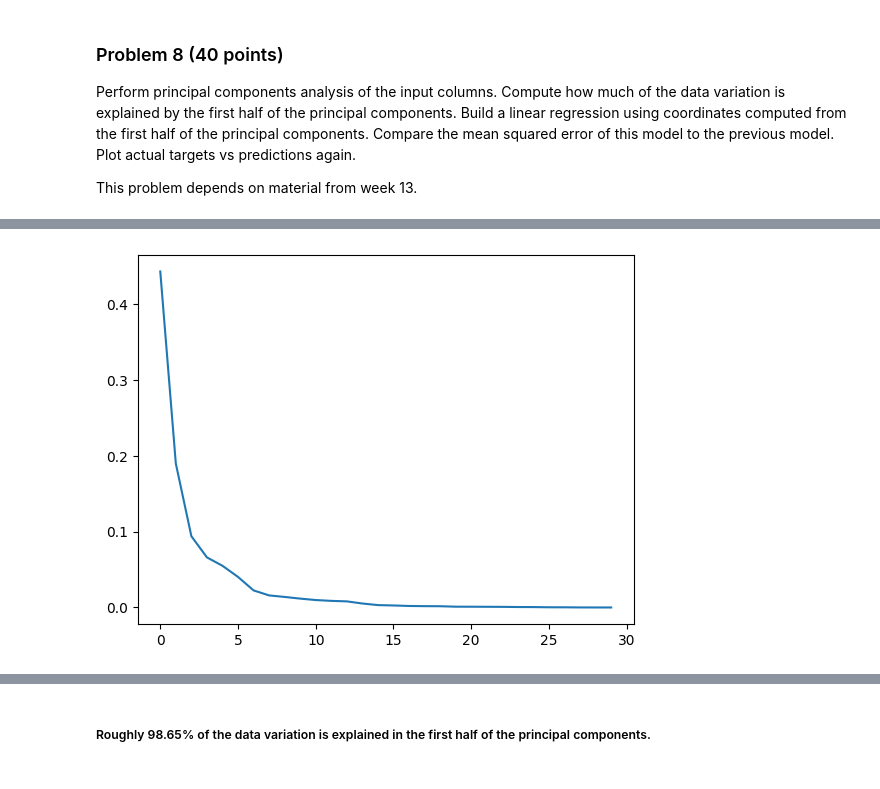
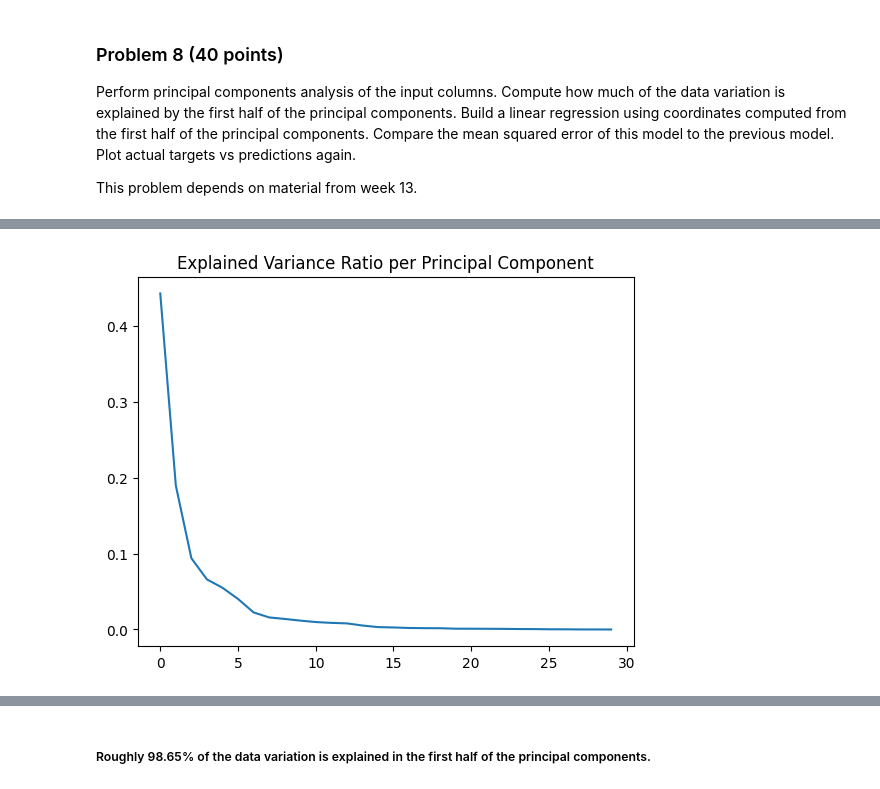
Before and after one commit to aidandig/dx601-final-project, a Jupyter notebook: project.ipynb, the cells around one changed output, grey strips where cells are left out. Saved outputs shown, nothing was run; the diff lists cells and outputs as text; code cells hidden in the pictures.

```diff
--- a/project.ipynb
+++ b/project.ipynb
@@ -613,0 +584,25 @@ breastCancer_components
+# %%
+from sklearn.preprocessing import StandardScaler
+breastCancer_pca_columns = breastCancer.drop(['target'], axis='columns').columns
+
+# Original Data Matrix
+X = breastCancer[breastCancer_pca_columns]
+
+# Use StandardScaler to scale data - center data (mean of 0, std of 1)
+scaler = StandardScaler()
+breastCancer_scaled = scaler.fit_transform(X)
+
+breastCancer_pca = PCA()
+breastCancer_pca.fit_transform(breastCancer_scaled)
+
+num_columns = len(breastCancer_pca_columns)
+principal_components = [f'PC{i+1}' for i in range(num_columns)]
+
+# Create Matrix of PCA eigenvectors (each column), then take the first half of the columns
+breastCancer_pca_eigenvectors = pd.DataFrame(breastCancer_pca.components_, columns= principal_components)
+num_pca_cols = breastCancer_pca_eigenvectors.shape[1]
+first_half_eigenvectors = breastCancer_pca_eigenvectors.iloc[:, 0:num_pca_cols//2]
+
+# Multiply original data matrix with first half of the PCA eigenvectors
+Z = breastCancer_scaled @ first_half_eigenvectors
+Z
@@ -614,8 +632,9 @@ breastCancer_components
 # %%
 plt.plot(breastCancer_pca.explained_variance_ratio_)
+plt.title('Explained Variance Ratio per Principal Component')
 None
 # %% [output]
-[figure, old version]
+[figure, new version]
 # %%
 # Compute how much of the data variation is explained by the first half of the principal components
 
```
Also changed, not shown: parts of 8 cells of this notebook.
